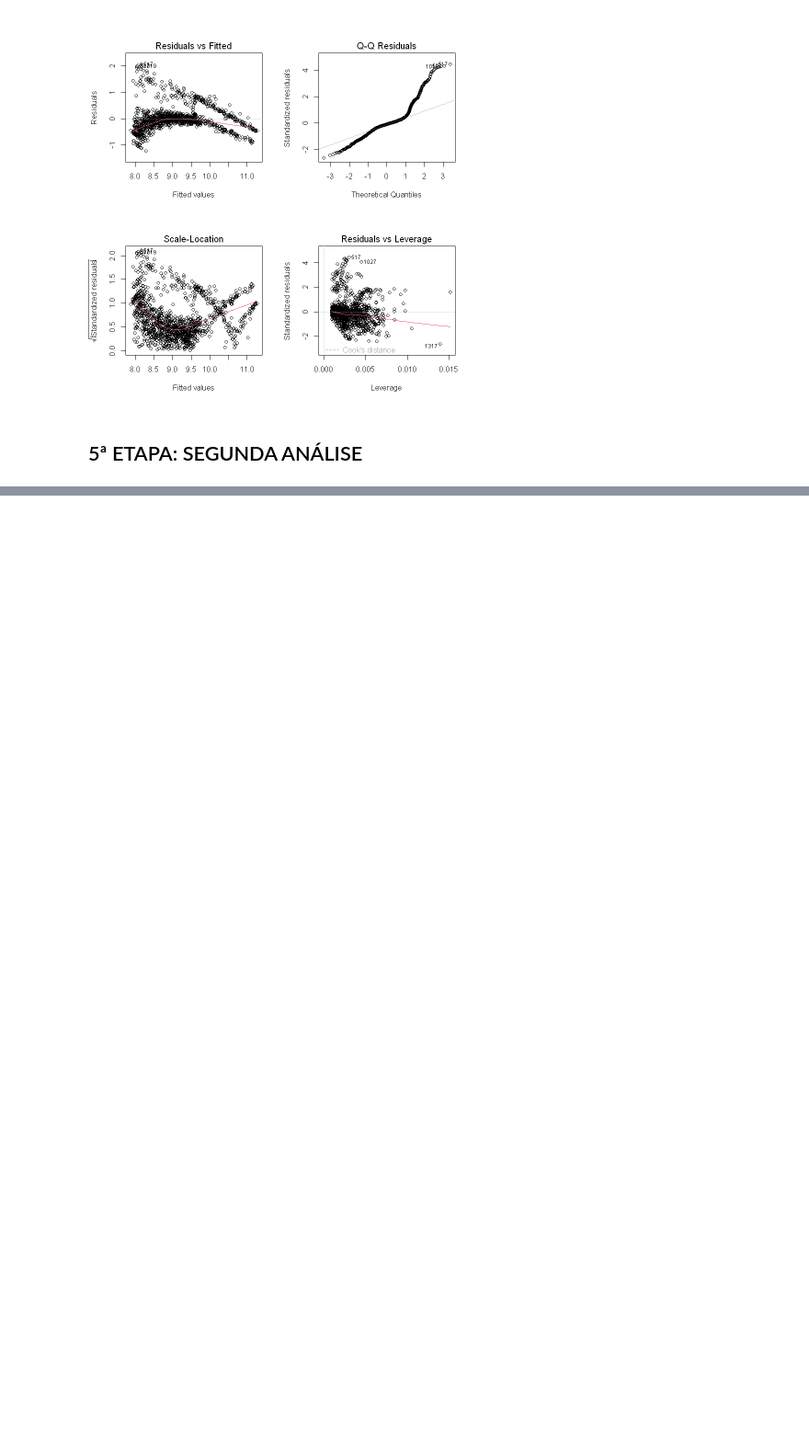
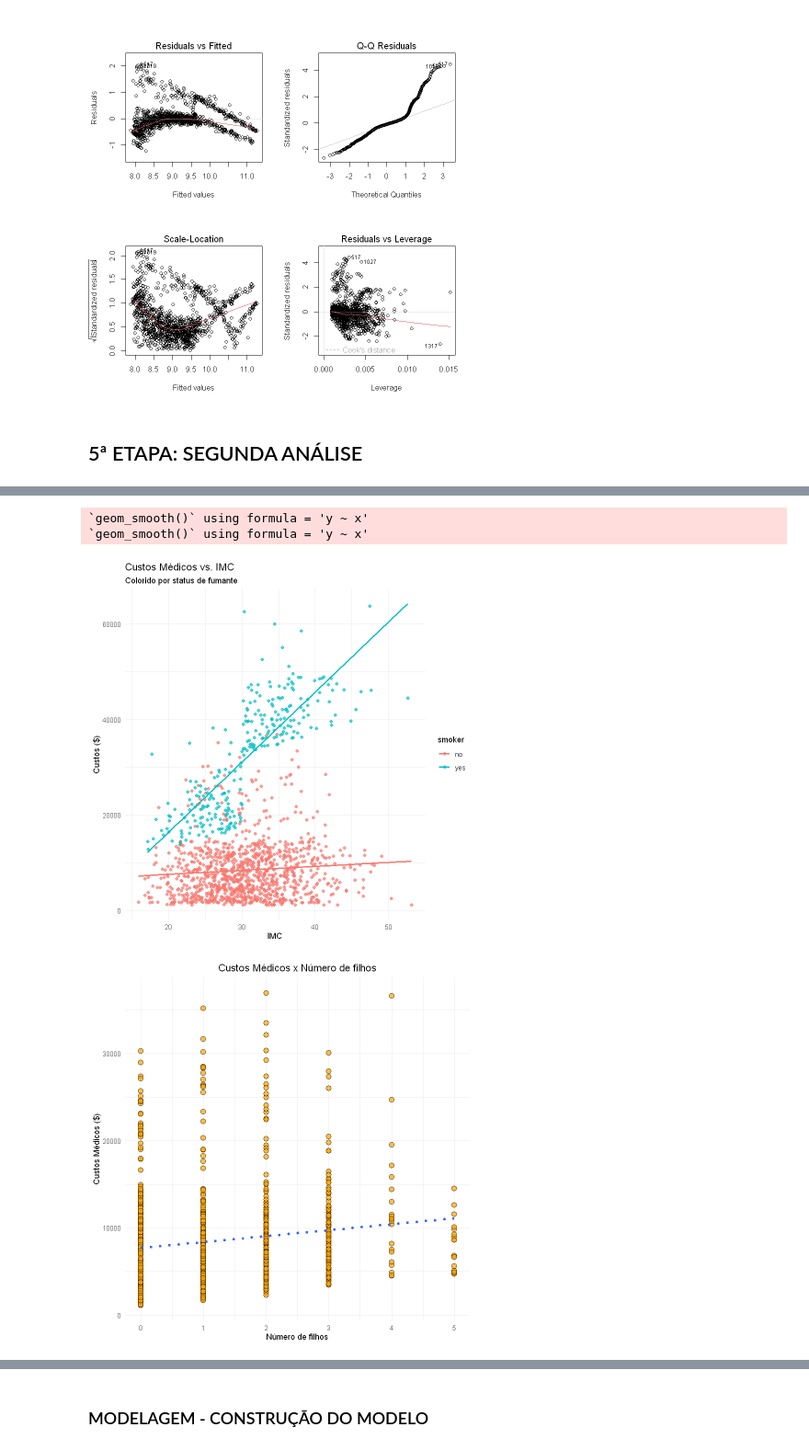
Before and after one commit to jfandre00/Trabalho_Final_Regressao, a Jupyter notebook: scripts/analise_custos_medicos.ipynb, the cells around one changed output, grey strips where cells are left out. Shown: that part at 92% size. Drawn from its saved outputs; the diff is of its cells as text; code cells hidden in the pictures; blank space fills up the shorter version.

```diff
--- a/scripts/analise_custos_medicos.ipynb
+++ b/scripts/analise_custos_medicos.ipynb
@@ -318,0 +303,51 @@ ggplot(dados, aes(x = fumante, y = custos, fill = fumante)) +
+# %%
+# d) Análise Gráfica das Relações com Custos
+
+# Gráfico 1: Custo vs. IMC, comparando fumantes e não fumantes.
+ggplot(dados, aes(x = bmi, y = charges, color = smoker)) +
+  geom_point(alpha = 0.7) +
+  geom_smooth(method = "lm", se = FALSE) +
+  labs(
+    title = "Custos Médicos vs. IMC",
+    subtitle = "Colorido por status de fumante",
+    x = "IMC",
+    y = "Custos ($)"
+  ) +
+  theme_minimal()
+
+# Gráfico 2: Custo vs. Número de filhos para não fumantes.
+ggplot(nao_fumantes, aes(x = filhos, y = custos)) +
+  geom_point(alpha = 0.7,
+             fill = "orange",
+             color = "black",
+             shape = 21, size = 3) +
+  geom_smooth(method = "lm",
+              se = FALSE,
+              linetype = "dotted",
+              linewidth = 1.5) +
+  labs(
+    title = "Custos Médicos x Número de filhos",
+    x = "Número de filhos",
+    y = "Custos Médicos ($)"
+  ) +
+  theme_minimal() + theme(plot.title = element_text(hjust = 0.5))
+
+
+# Gráfico 3: Comparação de Custos Médicos: Norte vs. Sul
+ggplot(dados_pt, aes(x = factor(regiao_norte),
+                     y = custos,
+                     fill = factor(regiao_norte))) +
+  geom_boxplot(show.legend = FALSE) +
+  scale_x_discrete(labels = c("0" = "Sul", "1" = "Norte")) +
+  scale_fill_manual(values = c("0" = "skyblue", "1" = "orange")) +
+  labs(
+    title = "Comparação de Custos Médicos: Norte vs. Sul",
+    x = "Região",
+    y = "Custos Médicos ($)"
+  ) +
+  theme_minimal()
+# %% [output]
+`geom_smooth()` using formula = 'y ~ x'
+`geom_smooth()` using formula = 'y ~ x'
+[figure, added]
+[figure, added]
@@ -318,0 +355,2 @@ ggplot(dados, aes(x = fumante, y = custos, fill = fumante)) +
+# %% [markdown]
+### MODELAGEM - CONSTRUÇÃO DO MODELO
```
Also changed, not shown: parts of 19 cells of this notebook.
